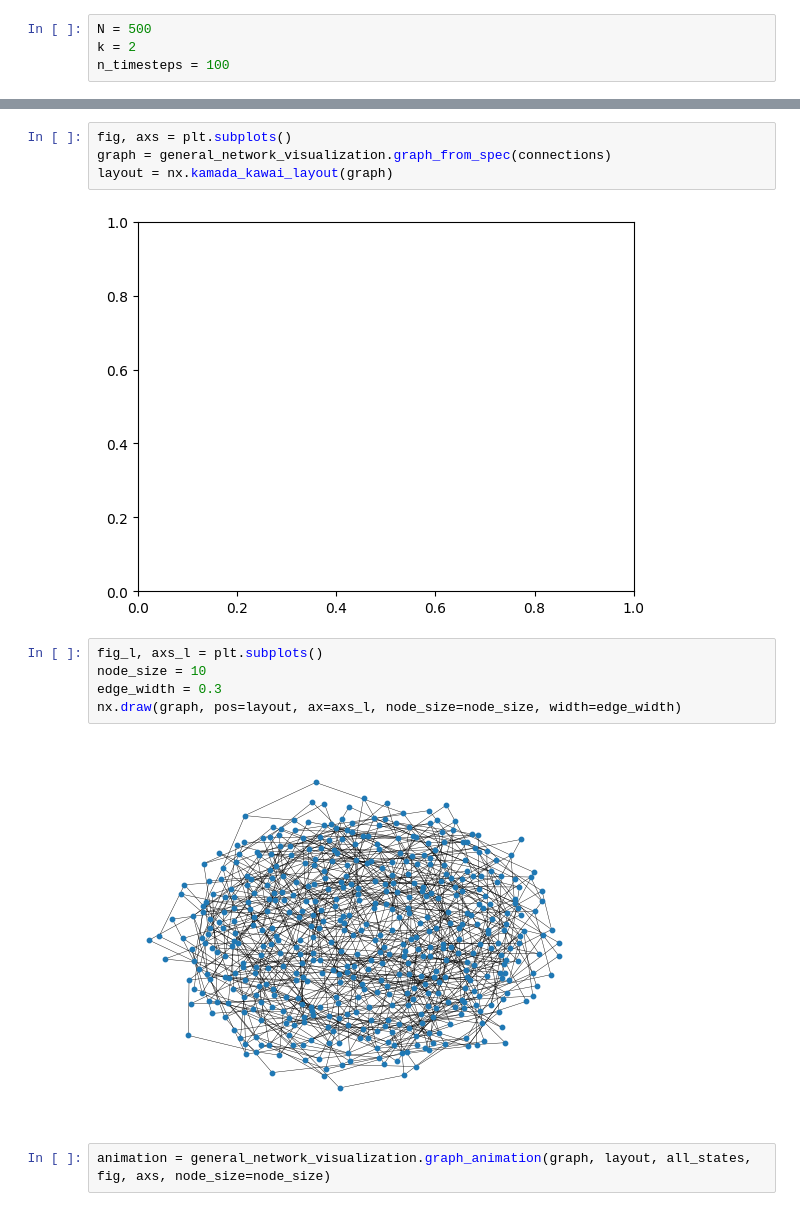
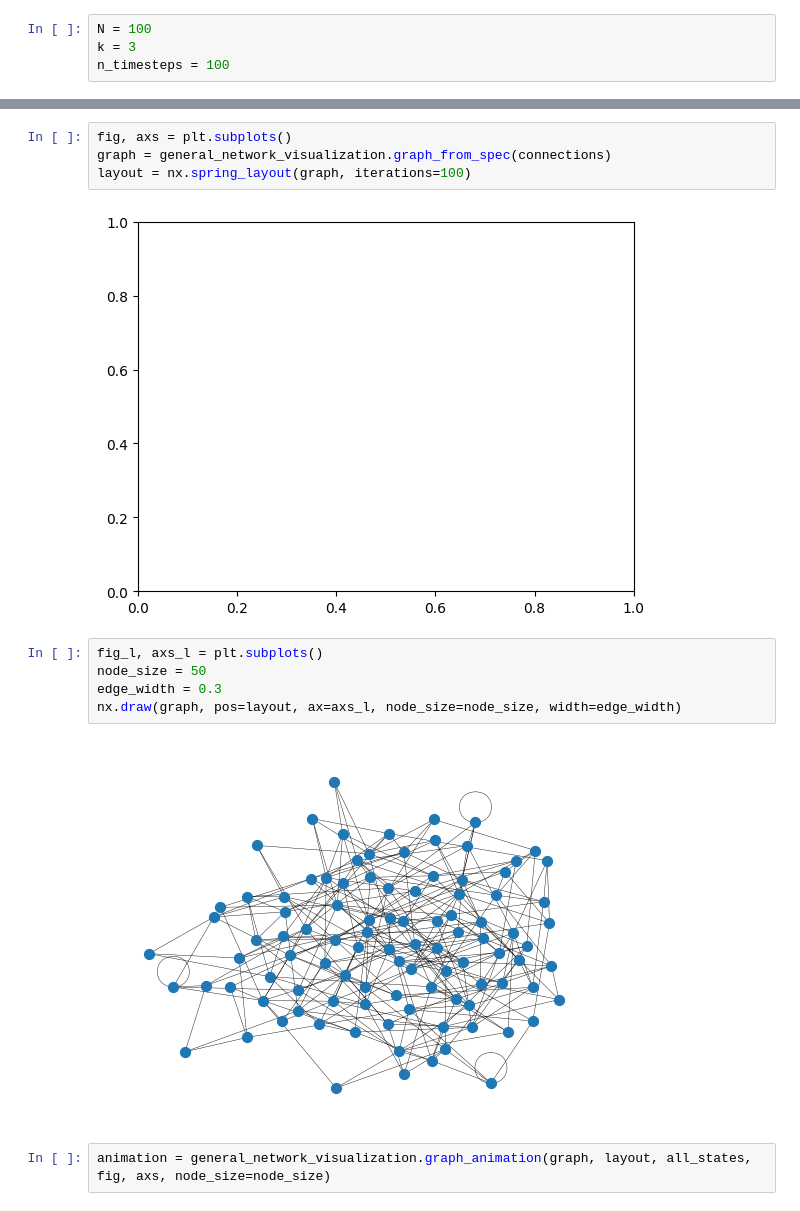
Before and after one commit to trevormccrt/gpuaffman_networks, a Jupyter notebook: scripts/trajectory_vis.ipynb, the cells around one changed output, grey strips where cells are left out. Drawn from its saved outputs; the diff is of its cells as text.

```diff
--- a/scripts/trajectory_vis.ipynb
+++ b/scripts/trajectory_vis.ipynb
@@ -7,7 +10,7 @@ import numpy as np
 import general_network, binary_core, general_network_visualization
 # %%
-N = 500
-k = 2
+N = 100
+k = 3
 n_timesteps = 100
 # %%
 init_state = binary_core.random_binary_data((N), 0.5)
@@ -20,16 +23,16 @@ for timestep in range(n_timesteps):
 # %%
 fig, axs = plt.subplots()
 graph = general_network_visualization.graph_from_spec(connections)
-layout = nx.kamada_kawai_layout(graph)
+layout = nx.spring_layout(graph, iterations=100)
 # %% [output]
 [figure]
 # %%
 fig_l, axs_l = plt.subplots()
-node_size = 10
+node_size = 50
 edge_width = 0.3
 nx.draw(graph, pos=layout, ax=axs_l, node_size=node_size, width=edge_width)
 # %% [output]
-[figure, old version]
+[figure, new version]
 # %%
 animation = general_network_visualization.graph_animation(graph, layout, all_states, fig, axs, node_size=node_size)
 # %%
```
Also changed, not shown: parts of 1 cell of this notebook, 9 other files.
